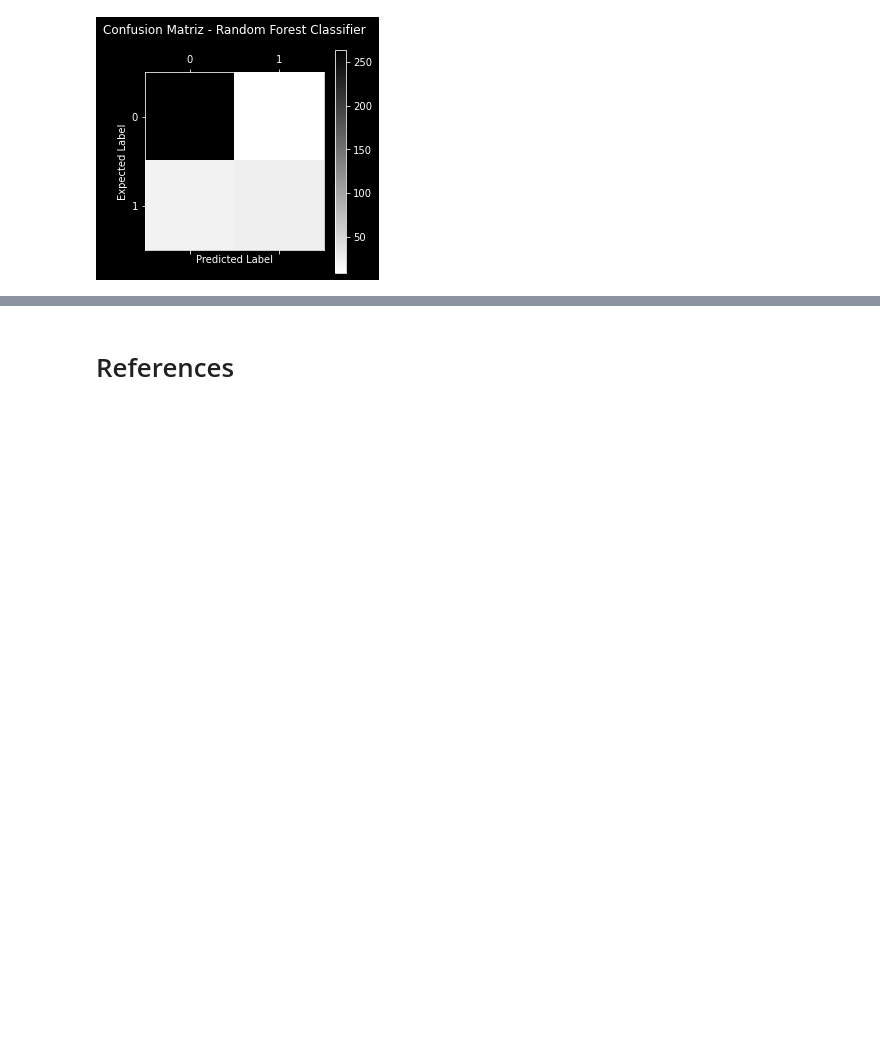
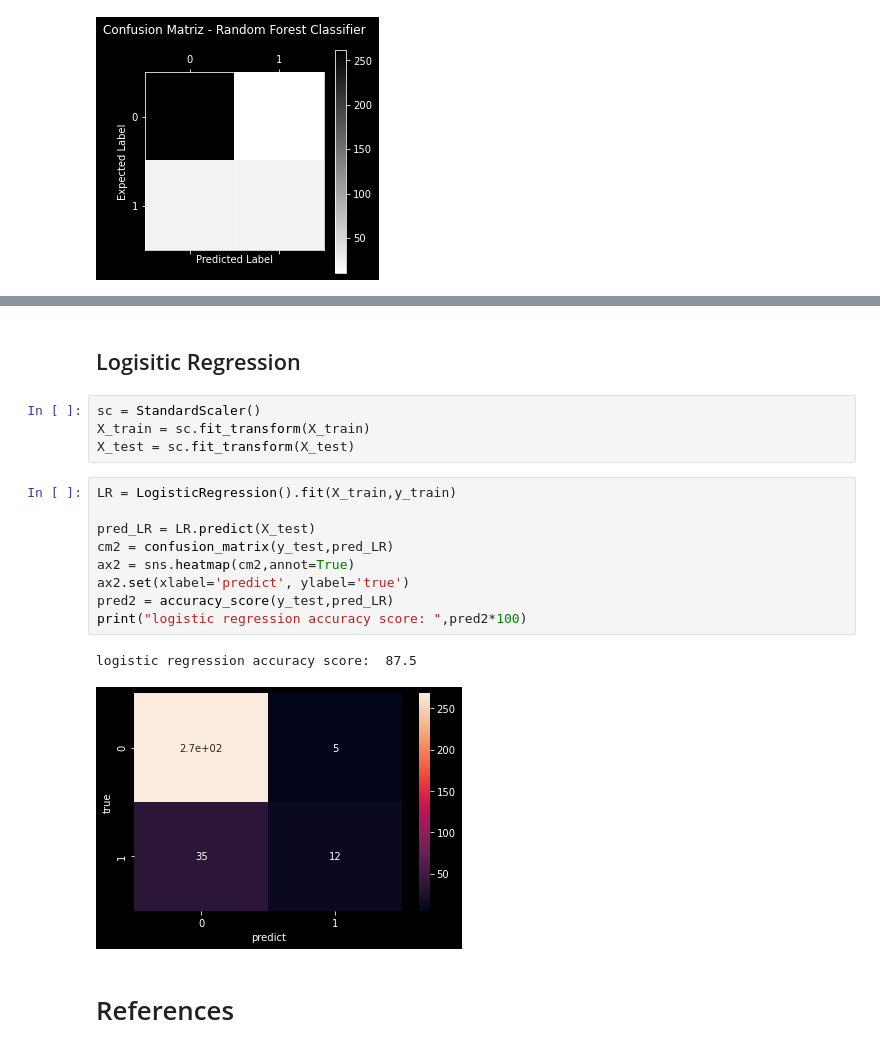
Before and after one commit to bensontjohn/ML-and-Statistics-assessment, a Jupyter notebook: scikit-learn.ipynb, the cells around one changed output, grey strips where cells are left out. Cells and saved outputs as stored; diff of their text form; blank space fills up the shorter version.

Commit message:
Logisitic regression for Wine quality

```diff
--- a/scikit-learn.ipynb
+++ b/scikit-learn.ipynb
@@ -336,3 +338,21 @@ Accuracy:  90.3125 %
+# %% [markdown]
+## Logisitic Regression
+# %%
+sc = StandardScaler()
+X_train = sc.fit_transform(X_train)
+X_test = sc.fit_transform(X_test)
+# %%
+LR = LogisticRegression().fit(X_train,y_train)
+
+pred_LR = LR.predict(X_test)
+cm2 = confusion_matrix(y_test,pred_LR)
+ax2 = sns.heatmap(cm2,annot=True)
+ax2.set(xlabel='predict', ylabel='true')
+pred2 = accuracy_score(y_test,pred_LR)
+print("logistic regression accuracy score: ",pred2*100)
+# %% [output]
+logistic regression accuracy score:  87.5
+[figure, added]
 # %% [markdown]
 # References
 # %% [markdown]
```
Also changed, not shown: parts of 2 cells of this notebook.
